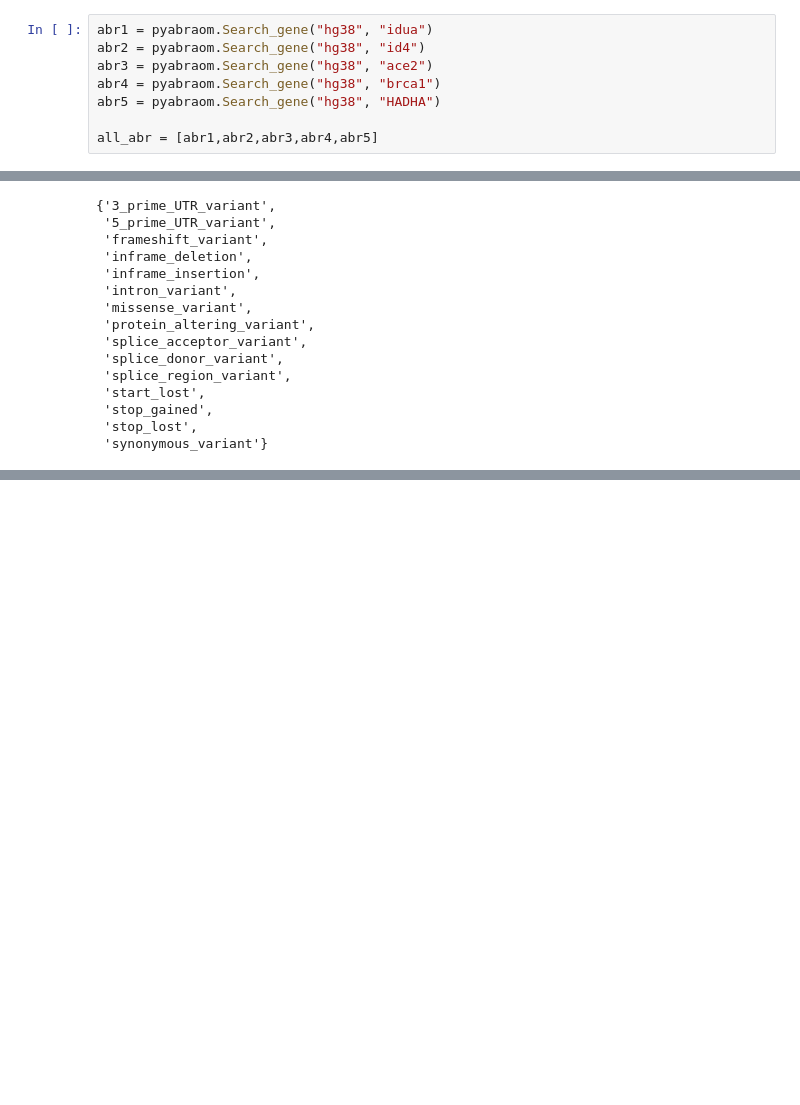
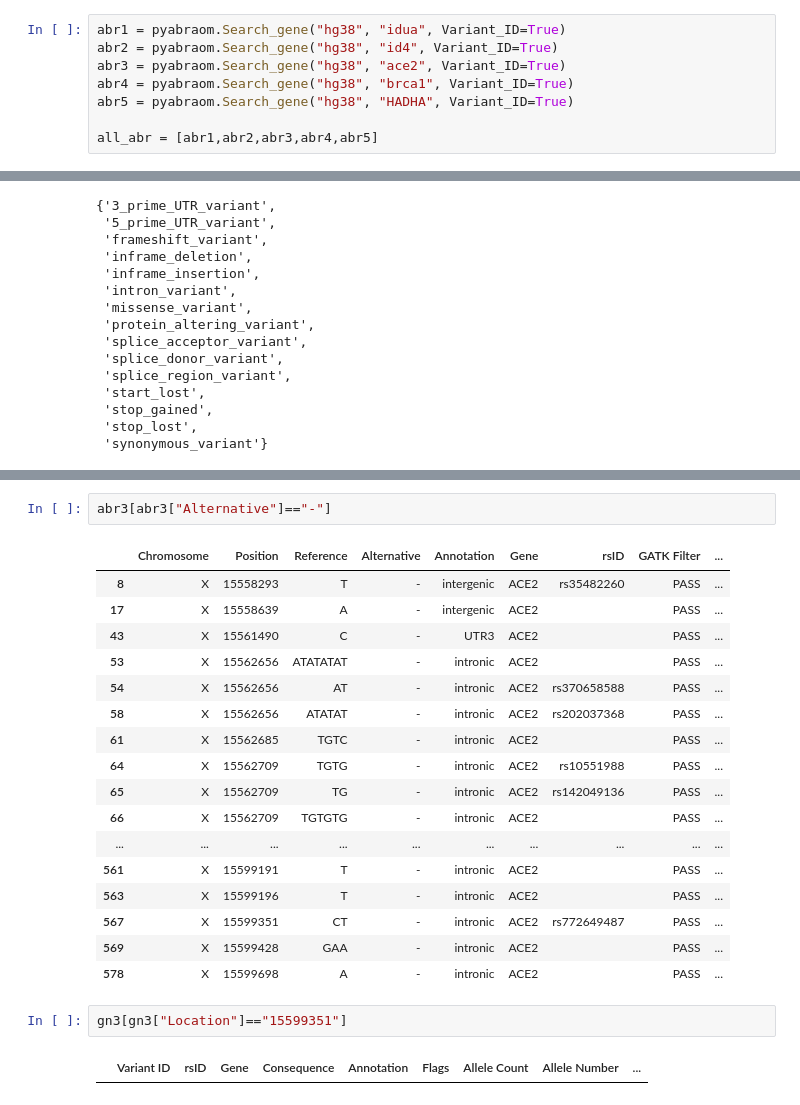
Before and after one commit to bioinfo-hcpa/biovars, a Jupyter notebook: notebooks/annotations format.ipynb, the cells around one changed output, grey strips where cells are left out. Drawn from its saved outputs; the diff is of its cells as text; blank space fills up the shorter version.

Commit message:
More integration investigations on Variant-IDs
Deletions have troublesome inconsistencies and are yet to be solved.

```diff
--- a/notebooks/annotations format.ipynb
+++ b/notebooks/annotations format.ipynb
@@ -32,11 +35,11 @@ len(gn_ann)
 # %% [output]
 15
 # %%
-abr1 = pyabraom.Search_gene("hg38", "idua")
-abr2 = pyabraom.Search_gene("hg38", "id4")
-abr3 = pyabraom.Search_gene("hg38", "ace2")
-abr4 = pyabraom.Search_gene("hg38", "brca1")
-abr5 = pyabraom.Search_gene("hg38", "HADHA")
+abr1 = pyabraom.Search_gene("hg38", "idua", Variant_ID=True)
+abr2 = pyabraom.Search_gene("hg38", "id4", Variant_ID=True)
+abr3 = pyabraom.Search_gene("hg38", "ace2", Variant_ID=True)
+abr4 = pyabraom.Search_gene("hg38", "brca1", Variant_ID=True)
+abr5 = pyabraom.Search_gene("hg38", "HADHA", Variant_ID=True)
 
 all_abr = [abr1,abr2,abr3,abr4,abr5]
 # %%
@@ -73,0 +143,24 @@ gn_ann
+# %%
+abr3[abr3["Alternative"]=="-"]
+# %% [output]
+|  | Chromosome | Position | Reference | Alternative | Annotation | Gene | rsID | GATK Filter | ... |
+| 8 | X | 15558293 | T | - | intergenic | ACE2 | rs35482260 | PASS | ... |
+| 17 | X | 15558639 | A | - | intergenic | ACE2 |  | PASS | ... |
+| 43 | X | 15561490 | C | - | UTR3 | ACE2 |  | PASS | ... |
+| 53 | X | 15562656 | ATATATAT | - | intronic | ACE2 |  | PASS | ... |
+| 54 | X | 15562656 | AT | - | intronic | ACE2 | rs370658588 | PASS | ... |
+| 58 | X | 15562656 | ATATAT | - | intronic | ACE2 | rs202037368 | PASS | ... |
+| 61 | X | 15562685 | TGTC | - | intronic | ACE2 |  | PASS | ... |
+| 64 | X | 15562709 | TGTG | - | intronic | ACE2 | rs10551988 | PASS | ... |
+| 65 | X | 15562709 | TG | - | intronic | ACE2 | rs142049136 | PASS | ... |
+| 66 | X | 15562709 | TGTGTG | - | intronic | ACE2 |  | PASS | ... |
+| ... | ... | ... | ... | ... | ... | ... | ... | ... | ... |
+| 561 | X | 15599191 | T | - | intronic | ACE2 |  | PASS | ... |
+| 563 | X | 15599196 | T | - | intronic | ACE2 |  | PASS | ... |
+| 567 | X | 15599351 | CT | - | intronic | ACE2 | rs772649487 | PASS | ... |
+| 569 | X | 15599428 | GAA | - | intronic | ACE2 |  | PASS | ... |
+| 578 | X | 15599698 | A | - | intronic | ACE2 |  | PASS | ... |
+# %%
+gn3[gn3["Location"]=="15599351"]
+# %% [output]
+|  | Variant ID | rsID | Gene | Consequence | Annotation | Flags | Allele Count | Allele Number | ... |
```
Also changed, not shown: parts of 10 cells of this notebook.
